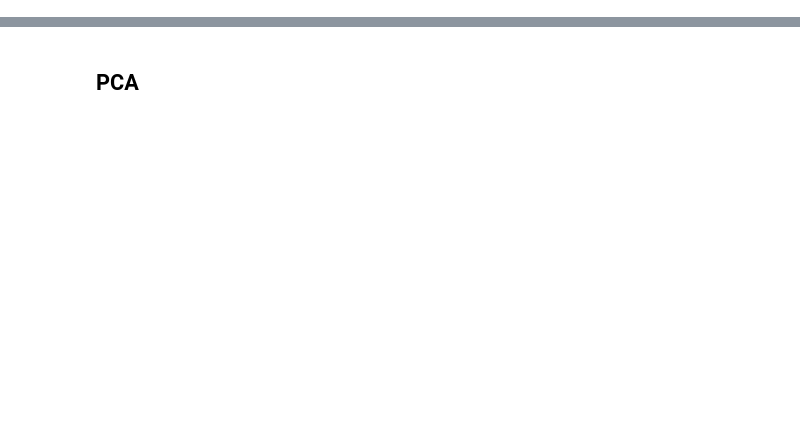
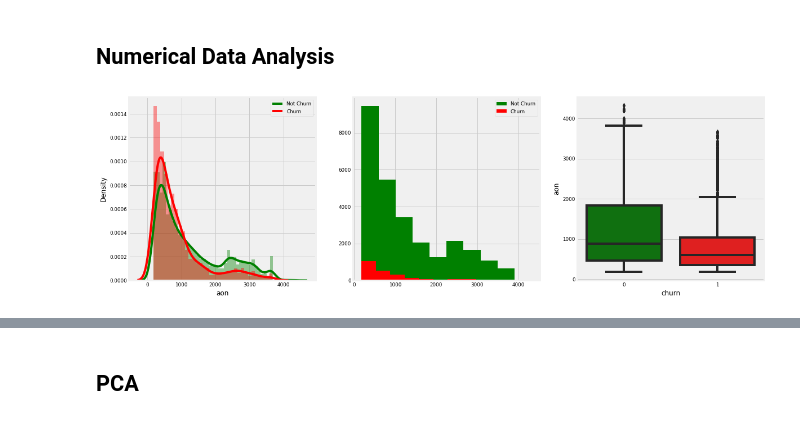
Before and after one commit to PreetiKharb/Telecom-Churn-Prediction, a Jupyter notebook: TelecomChurn.ipynb, the cells around one changed output, grey strips where cells are left out. Drawn from its saved outputs; the diff is of its cells as text; code cells hidden in the pictures; blank space fills up the shorter version.

```diff
--- a/TelecomChurn.ipynb
+++ b/TelecomChurn.ipynb
@@ -297,0 +590,5 @@ df.head()
+# %%
+# Let's impute these data with 0
+
+for col in cols_null:
+    tele_highval_cust[col].fillna(0, inplace=True)
@@ -297,0 +610,7 @@ df.head()
+# %%
+#Variance
+columns_with_0_variance = tele_highval_cust.var() == 0
+print("Total columns with ZERO variance are : ", columns_with_0_variance.sum())
+
+column_name_with_0_variance = columns_with_0_variance[columns_with_0_variance == 1].index
+print(column_name_with_0_variance)
@@ -297,0 +623,4 @@ df.head()
+# %%
+# We will drop these columns where variance is 0
+tele_highval_cust.drop(column_name_with_0_variance,axis=1, inplace = True)
+tele_highval_cust.shape
@@ -297,0 +819,21 @@ df.head()
+# %% [markdown]
+## Numerical Data Analysis
+# %%
+# Data Distribution
+plt.figure(figsize = (18,6))
+plt.subplot(1,3,1)
+sns.distplot(tele_highval_cust.loc[tele_highval_cust['churn']==0,'aon'],hist=True, color = 'g')
+sns.distplot(tele_highval_cust.loc[tele_highval_cust['churn']==1,'aon'],hist=True, color='r')
+plt.legend(['Not Churn','Churn'])
+
+plt.subplot(1,3,2)
+plt.hist(tele_highval_cust.loc[tele_highval_cust['churn']==0,'aon'],color = 'g')
+plt.hist(tele_highval_cust.loc[tele_highval_cust['churn']==1,'aon'],color = 'r')
+plt.legend(['Not Churn','Churn'])
+
+plt.subplot(1,3,3)
+sns.boxplot(y='aon', data=tele_highval_cust, x='churn',palette =['g','r'])
+
+plt.show()
+# %% [output]
+[figure, added]
```
Also changed, not shown: parts of 207 cells of this notebook.
